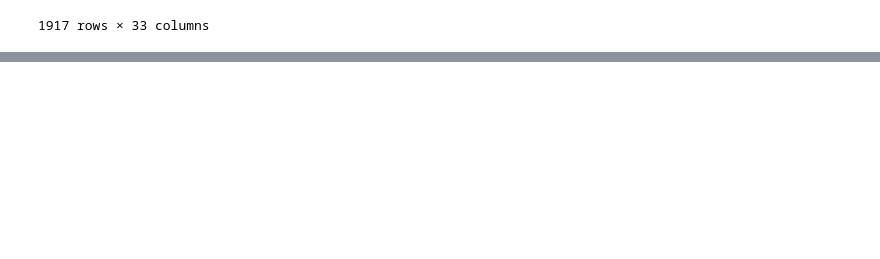
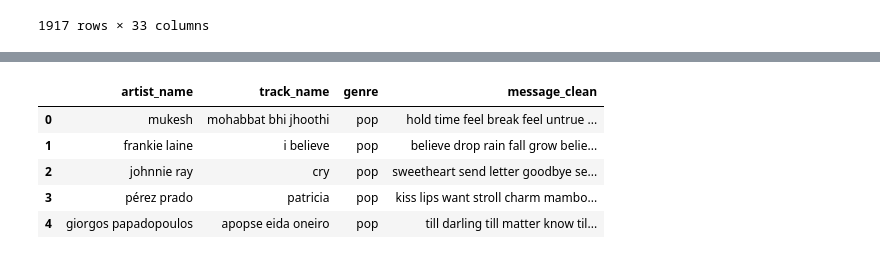
Before and after one commit to SamuelObregon1/-Project-Song-Vibe, a Jupyter notebook: juypter/lyrics.ipynb, the cells around one changed output, grey strips where cells are left out. Saved outputs shown, nothing was run; the diff lists cells and outputs as text; code cells hidden in the pictures; blank space fills up the shorter version.

```diff
--- a/juypter/lyrics.ipynb
+++ b/juypter/lyrics.ipynb
@@ -372,0 +166,11 @@ NotebookApp.rate_limit_window=3.0 (secs)
+# %%
+df1 = df[['artist_name','track_name','genre','message_clean']]
+
+df1.head()
+# %% [output]
+|  | artist_name | track_name | genre | message_clean |
+| 0 | mukesh | mohabbat bhi jhoothi | pop | hold time feel break feel untrue ... |
+| 1 | frankie laine | i believe | pop | believe drop rain fall grow belie... |
+| 2 | johnnie ray | cry | pop | sweetheart send letter goodbye se... |
+| 3 | pérez prado | patricia | pop | kiss lips want stroll charm mambo... |
+| 4 | giorgos papadopoulos | apopse eida oneiro | pop | till darling till matter know til... |
```
Also changed, not shown: parts of 28 cells of this notebook, 1 other file.
